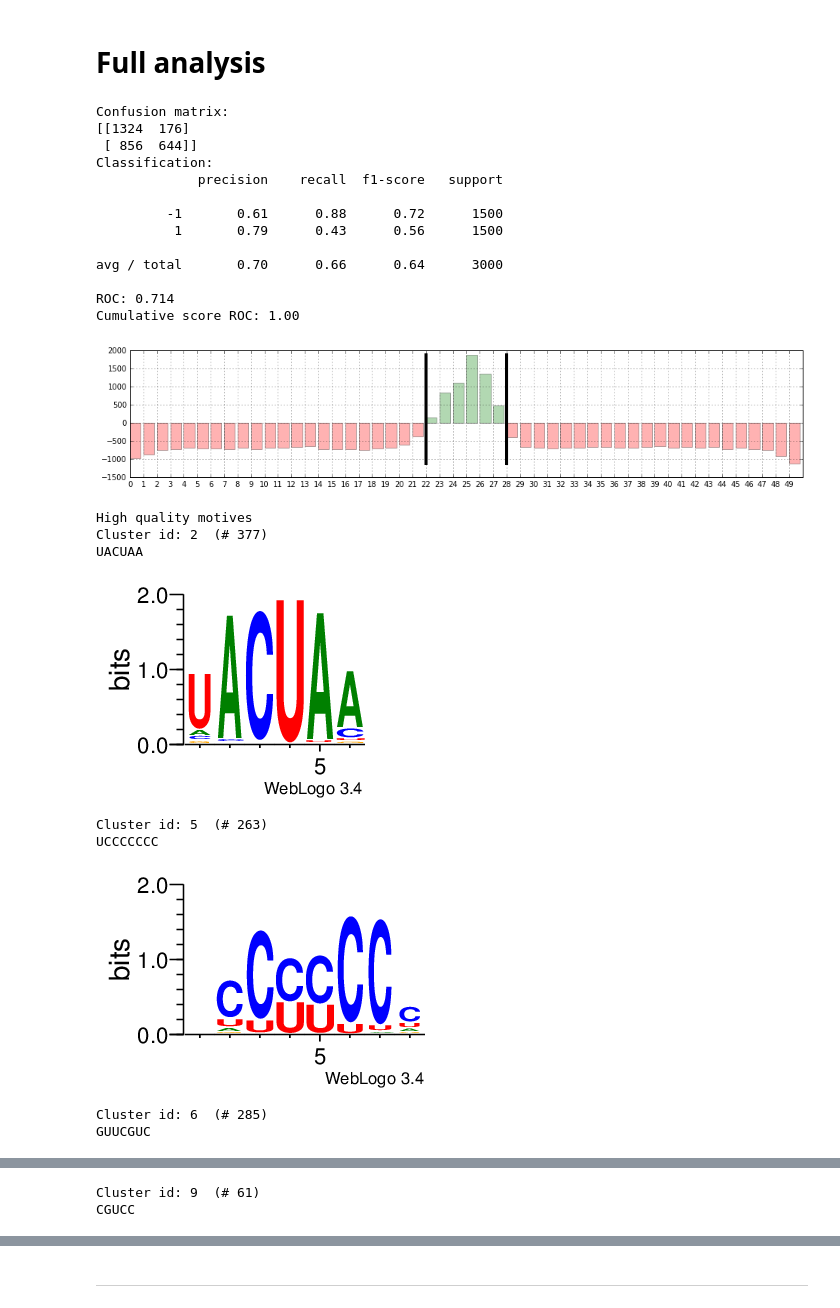
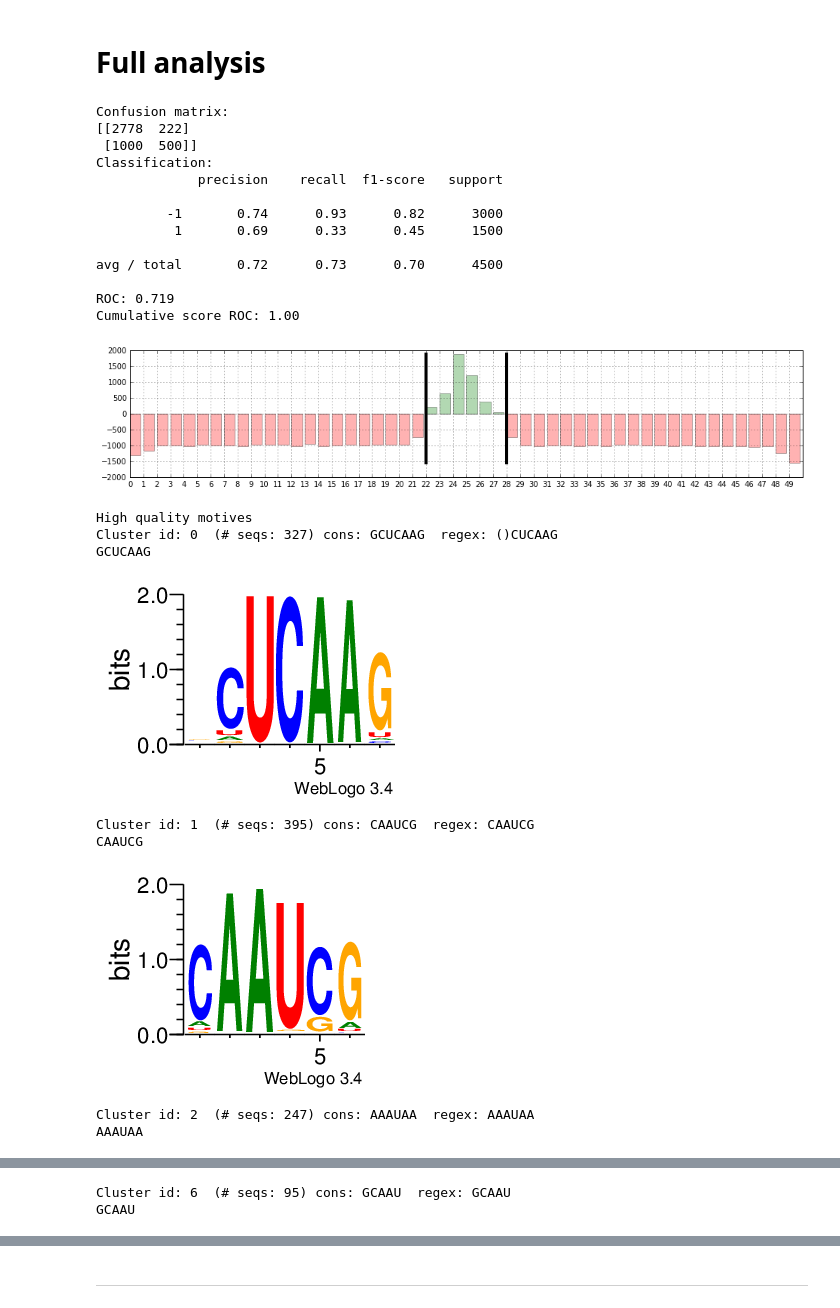
Before and after one commit to fabriziocosta/EDeN_examples, a Jupyter notebook: bioinf/motif/SMoD artificial.ipynb, the cells around one changed output, grey strips where cells are left out. Cells and saved outputs as stored; diff of their text form; code cells hidden in the pictures.

```diff
--- a/bioinf/motif/SMoD artificial.ipynb
+++ b/bioinf/motif/SMoD artificial.ipynb
@@ -288,47 +289,48 @@ test_pos_seqs = pos_seqs[pos_size/2:]
 
 neg_size = len(neg_seqs)
 train_neg_seqs = neg_seqs[:neg_size/2]
 test_neg_seqs = neg_seqs[neg_size/2:]
 
 from eden.sequence_motif_decomposer import SequenceMotifDecomposer as SMoD
 smod=SMoD(complexity=complexity,
           n_clusters=n_clusters,
           min_subarray_size=min_subarray_size,
           max_subarray_size=max_subarray_size,
-          pos_block_size=block_size,
-          neg_block_size=block_size)
+          pos_block_size=pos_block_size,
+          neg_block_size=neg_block_size)
 smod = smod.fit(train_pos_seqs, train_neg_seqs)
 smod.performance(test_pos_seqs, test_neg_seqs)
 plot_cumulative_score(smod, test_pos_seqs, sequence_length=sequence_length, motif_length=motif_length)
 orig_clusters = smod.predict(test_pos_seqs)
 clusters, motives = smod.merge(orig_clusters,
                                similarity_threshold=0.5,
                                min_score=min_subarray_size+2,
                                min_freq=.6,
                                min_cluster_size=30)
+clusters, motives = smod.frequency_filter(test_pos_seqs, motives, freq_threshold=.1)
 print 'High quality motives'
 logos = smod.display_logos(motives)
 # %% [output]
 Confusion matrix:
-[[1324  176]
- [ 856  644]]
+[[2778  222]
+ [1000  500]]
 Classification:
              precision    recall  f1-score   support
 
-         -1       0.61      0.88      0.72      1500
-          1       0.79      0.43      0.56      1500
+         -1       0.74      0.93      0.82      3000
+          1       0.69      0.33      0.45      1500
 
-avg / total       0.70      0.66      0.64      3000
+avg / total       0.72      0.73      0.70      4500
 
-ROC: 0.714
+ROC: 0.719
 Cumulative score ROC: 1.00
-[figure, old version]
+[figure, new version]
 High quality motives
-Cluster id: 2  (# 377)
-UACUAA
+Cluster id: 0  (# seqs: 327) cons: GCUCAAG  regex: ()CUCAAG
+GCUCAAG
-[figure, old version]
+[figure, new version]
-Cluster id: 5  (# 263)
-UCCCCCCC
+Cluster id: 1  (# seqs: 395) cons: CAAUCG  regex: CAAUCG
+CAAUCG
-[figure, old version]
+[figure, new version]
-Cluster id: 6  (# 285)
-GUUCGUC
+Cluster id: 2  (# seqs: 247) cons: AAAUAA  regex: AAAUAA
+AAAUAA
@@ -336,2 +338,2 @@ GUUCGUC
-Cluster id: 9  (# 61)
-CGUCC
+Cluster id: 6  (# seqs: 95) cons: GCAAU  regex: GCAAU
+GCAAU
```
Also changed, not shown: parts of 5 cells of this notebook, 1 other file.
